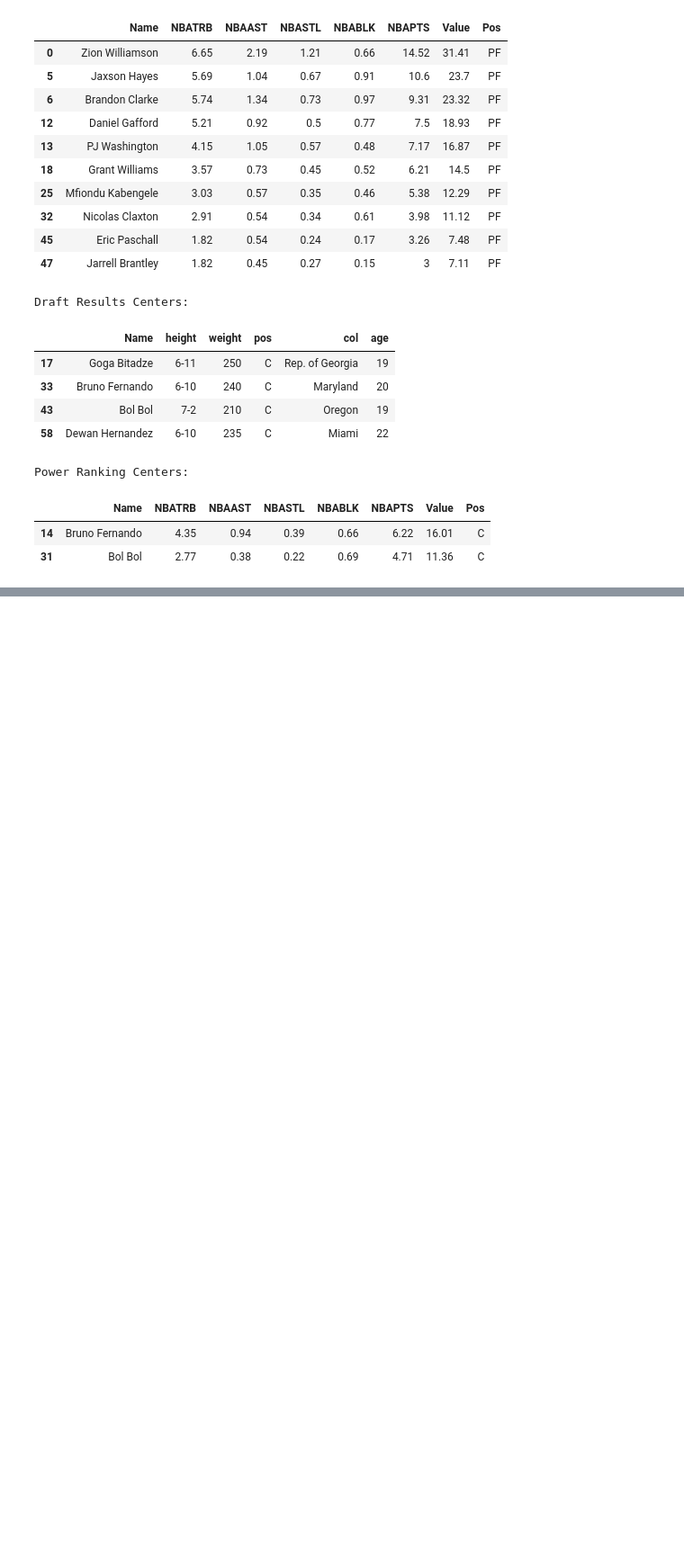
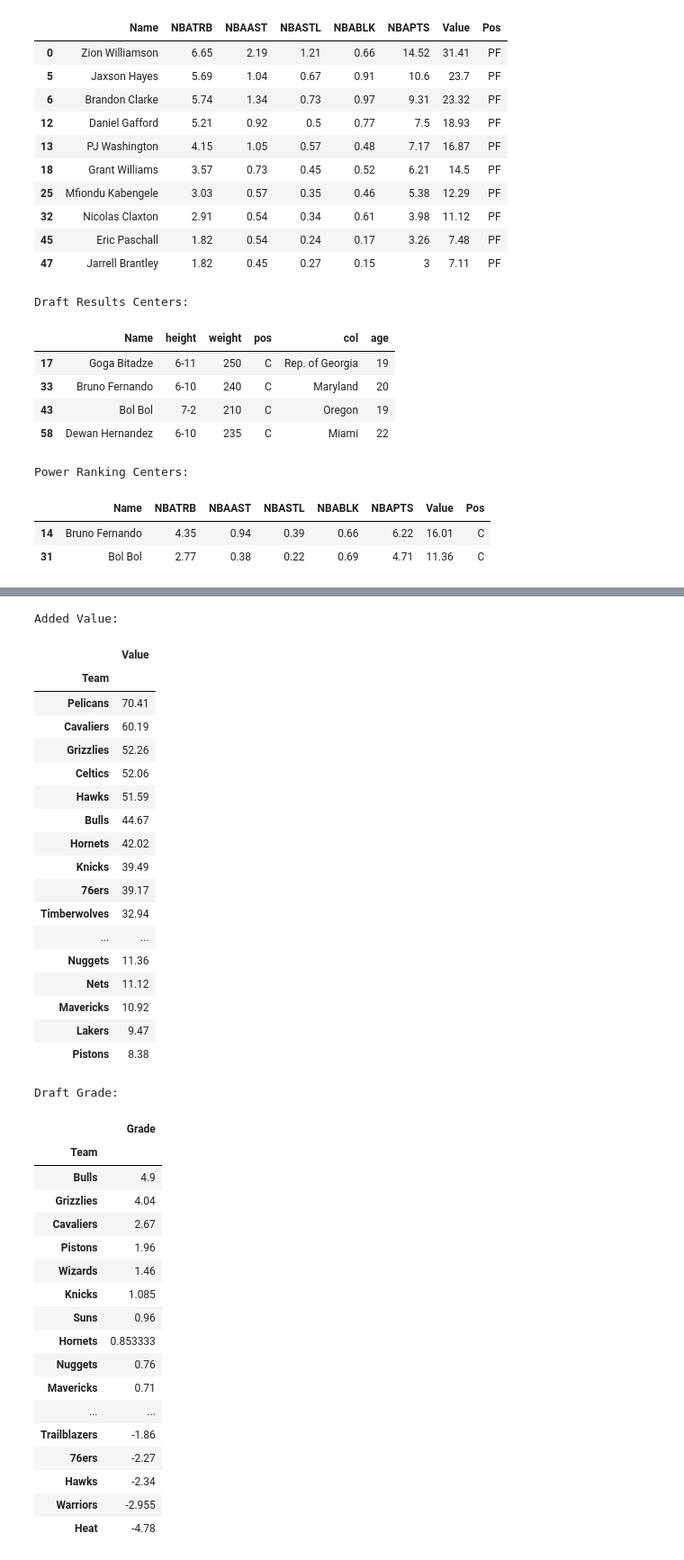
Before and after one commit to SidTheKid007/NBARookieAnalysis, a Jupyter notebook: Modified Rookie Predictions 2.ipynb, the cells around one changed output, grey strips where cells are left out. Shown at 90% size. Saved outputs shown, nothing was run; the diff lists cells and outputs as text; code cells hidden in the pictures; blank space fills up the shorter version.

```diff
--- a/Modified Rookie Predictions 2.ipynb
+++ b/Modified Rookie Predictions 2.ipynb
@@ -1118,0 +1280,47 @@ Power Ranking Centers:
+# %%
+df1_styler = teamdf[['Value']].sort_values('Value', ascending=False).style.\
+                set_table_attributes("style='display:inline'").\
+                set_caption('Added Value:')
+df2_styler = teamdf[['Grade']].sort_values('Grade', ascending=False).style.\
+                set_table_attributes("style='display:inline'").\
+                set_caption('Draft Grade:')
+display_html(df1_styler._repr_html_()+" "+df2_styler._repr_html_(), raw=True)
+# %% [output]
+Added Value:
+|  | Value |
+| Team |  |
+| Pelicans | 70.41 |
+| Cavaliers | 60.19 |
+| Grizzlies | 52.26 |
+| Celtics | 52.06 |
+| Hawks | 51.59 |
+| Bulls | 44.67 |
+| Hornets | 42.02 |
+| Knicks | 39.49 |
+| 76ers | 39.17 |
+| Timberwolves | 32.94 |
+| ... | ... |
+| Nuggets | 11.36 |
+| Nets | 11.12 |
+| Mavericks | 10.92 |
+| Lakers | 9.47 |
+| Pistons | 8.38 |
+Draft Grade:
+|  | Grade |
+| Team |  |
+| Bulls | 4.9 |
+| Grizzlies | 4.04 |
+| Cavaliers | 2.67 |
+| Pistons | 1.96 |
+| Wizards | 1.46 |
+| Knicks | 1.085 |
+| Suns | 0.96 |
+| Hornets | 0.853333 |
+| Nuggets | 0.76 |
+| Mavericks | 0.71 |
+| ... | ... |
+| Trailblazers | -1.86 |
+| 76ers | -2.27 |
+| Hawks | -2.34 |
+| Warriors | -2.955 |
+| Heat | -4.78 |
```
Also changed, not shown: parts of 10 cells of this notebook.
